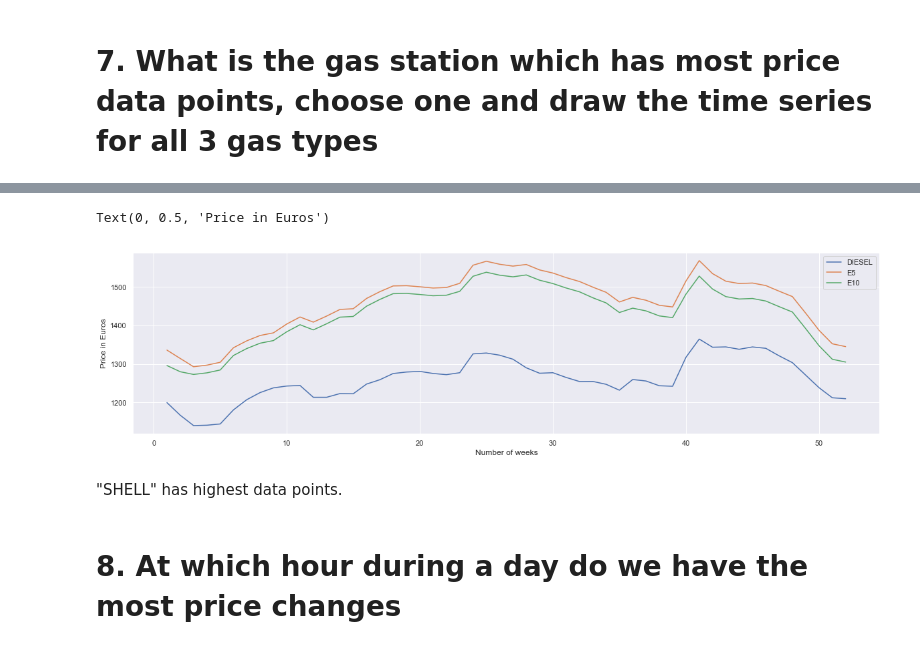
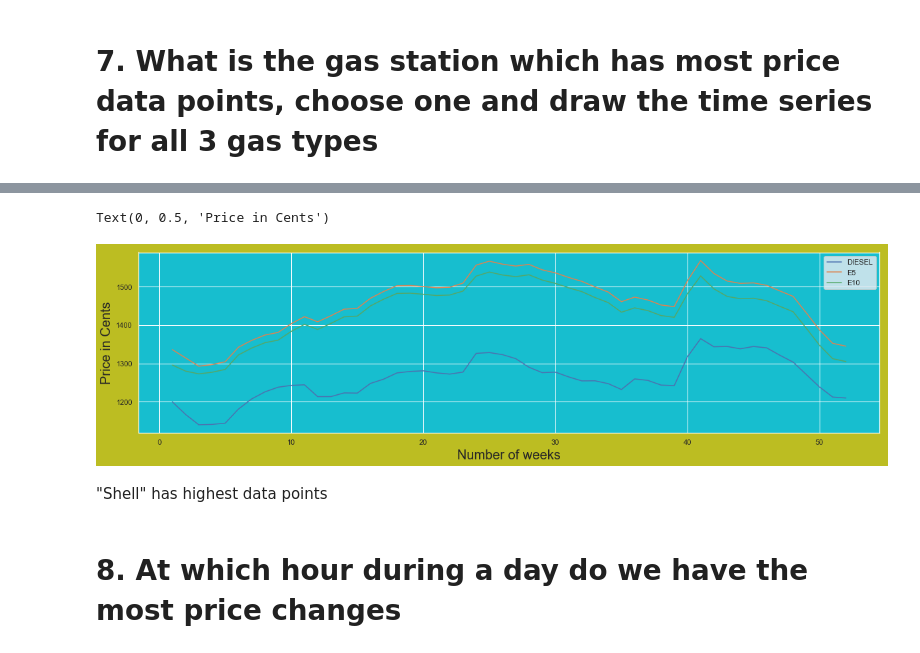
Before and after one commit to ds2019tukl/DS-2019-rohit-mohite, a Jupyter notebook: Exercise_1.ipynb, the cells around one changed output, grey strips where cells are left out. Saved outputs shown, nothing was run; the diff lists cells and outputs as text; code cells hidden in the pictures.

```diff
--- a/Exercise_1.ipynb
+++ b/Exercise_1.ipynb
@@ -375,0 +234,2 @@ df_brands1.head()
+# %%
+df_merge['Days Count'] = days
@@ -376,9 +280,9 @@ df_brands1.head()
 # %% [markdown]
 # 1. How many different brands exist in the data set and what is the existing history in days (bar chart)?
 # %%
-sns.set(rc={'figure.figsize':(201,8)})
-q1=sns.barplot(x="BRAND",y="DATE_CHANGED",data=brand_start_date)
-plt.xticks(rotation=90)
+sns.set(rc={'figure.figsize':(8,14)})
+q1=sns.barplot(x="Days Count",y="BRAND",data=brand_min_date)
+plt.yticks(rotation=360)
 # %% [output]
 (array([ 0,  1,  2,  3,  4,  5,  6,  7,  8,  9, 10, 11, 12, 13, 14, 15, 16,
         17, 18, 19, 20, 21, 22, 23, 24, 25, 26, 27, 28, 29, 30, 31, 32, 33,
@@ -407,2 +311,4 @@ d1=dff
+# %%
+df_outliers=df_merge
 # %%
 # function to remove the outliers
@@ -779,3 +617,5 @@ shell=dff[dff['BRAND']=='SHELL']
+# %%
+shell=df_outliers[df_outliers['BRAND']=='Shell']
 # %%
 shell.head()
 # %% [output]
@@ -788,16 +637,18 @@ shell.head()
 # %%
-plt.figure(figsize=(20,5))
+plt.figure(figsize=(20,5), facecolor = "#bcbd22")
+ax=plt.axes()
+ax.set_facecolor("#17becf")
 max_plot_e5 = shell.groupby(shell.DATE_CHANGED.dt.week).DIESEL.mean().plot(label='DIESEL')
 mean_plot_e5 = shell.groupby(shell.DATE_CHANGED.dt.week).E5.mean().plot(label='E5')
 min_plot_e5 = shell.groupby(shell.DATE_CHANGED.dt.week).E10.mean().plot(label='E10')
 plt.legend(loc='upper right')
-plt.xlabel('Number of weeks')
-plt.ylabel('Price in Euros')
+plt.xlabel('Number of weeks', fontsize=20)
+plt.ylabel('Price in Cents', fontsize=20)
 # %% [output]
-Text(0, 0.5, 'Price in Euros')
+Text(0, 0.5, 'Price in Cents')
-[figure, old version]
+[figure, new version]
 # %% [markdown]
-"SHELL" has highest data points.
+"Shell" has highest data points
 # %% [markdown]
 # 8. At which hour during a day do we have the most price changes
 # %%
```
Also changed, not shown: parts of 193 cells of this notebook.
